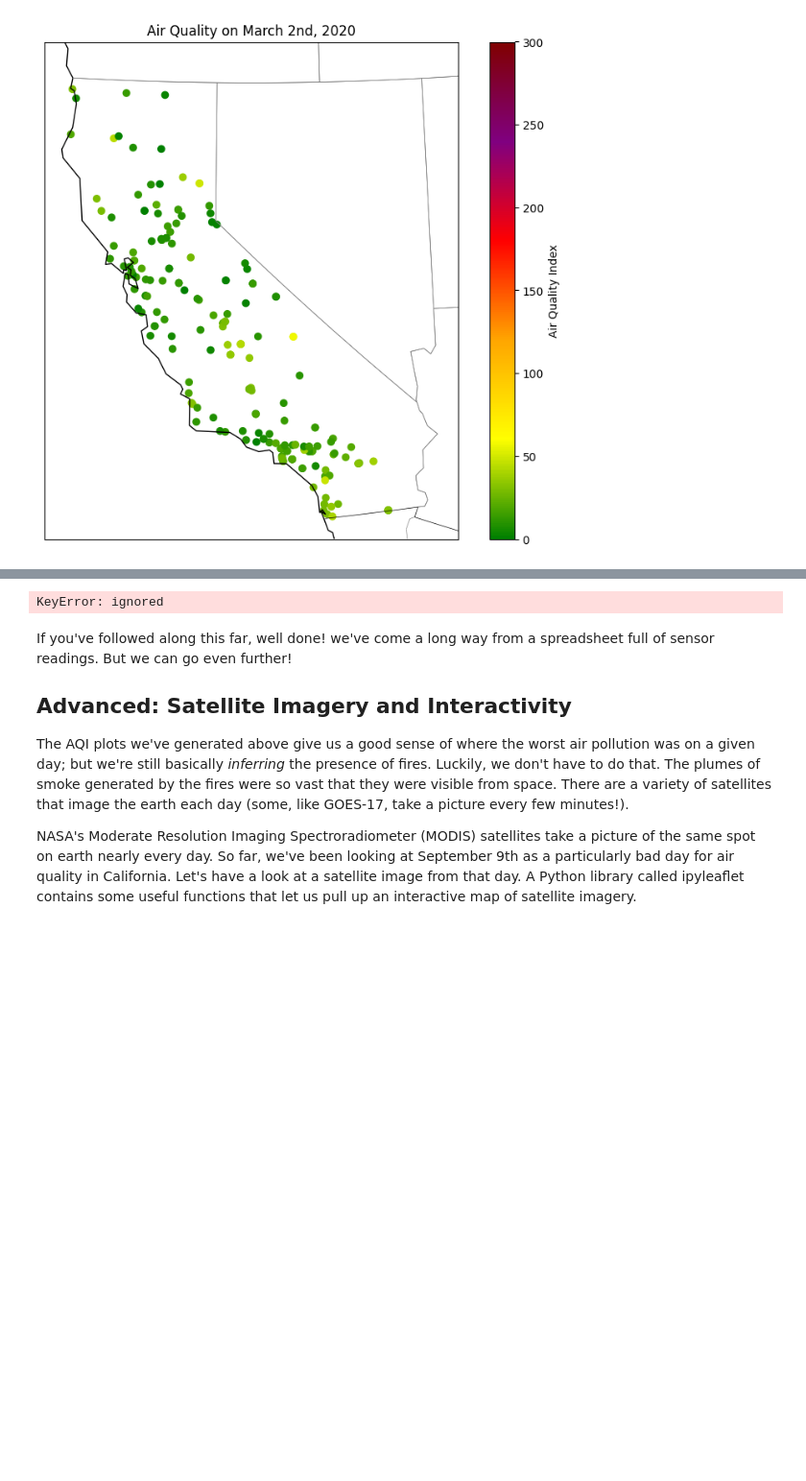
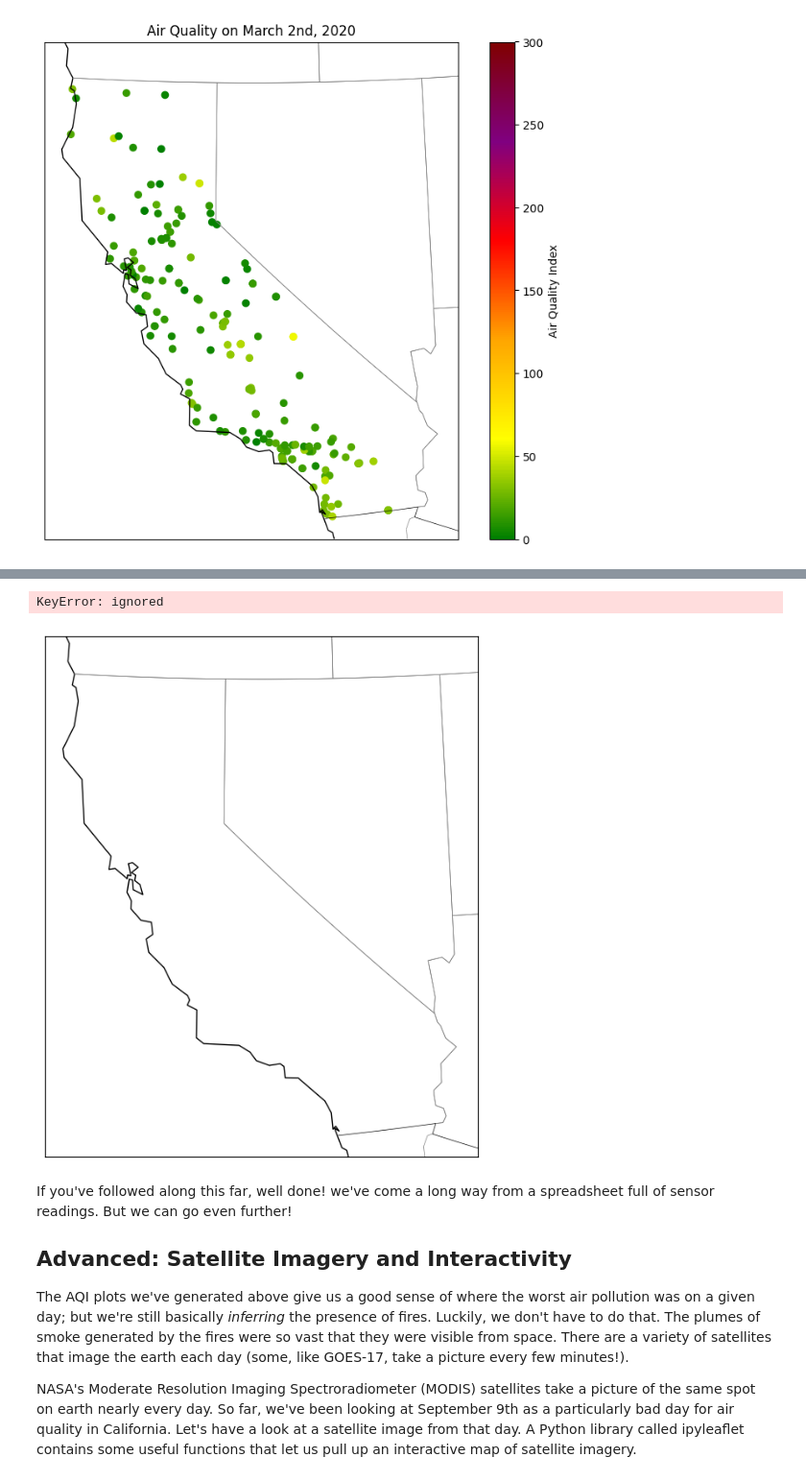
Before and after one commit to jaoshang/QM2, a Jupyter notebook: notebooks/W03. Spatial Data.ipynb, the cells around one changed output, grey strips where cells are left out. Shown at 96% size. Drawn from its saved outputs; the diff is of its cells as text; code cells hidden in the pictures; blank space fills up the shorter version.

```diff
--- a/notebooks/W03. Spatial Data.ipynb
+++ b/notebooks/W03. Spatial Data.ipynb
@@ -468,3 +462,5 @@ plt.title('Air Quality on March 2nd, 2020')
 plt.colorbar(label='Air Quality Index');
 # %% [output]
 [figure]
+# %%
+maxAQI=df['Site Name'].groupby(['AQI']).max()
@@ -471,30 +485,27 @@ plt.colorbar(label='Air Quality Index');
 # %%
-year='2020'
-
-whole_year=df[df.groupby(['COUNTY',])['AQI'].max()]
-
 map = Basemap(projection='lcc', resolution='l',
             lat_0=37.5, lon_0=-119,
             width=1E6, height=1.2E6)
 
 map.drawcoastlines(color='black')
 map.drawcountries(color='black')
 map.drawstates(color='gray')
 
 map.scatter(
-      whole_year['longitude'],
-      whole_year['latitude'],
+      maxAQI['longitude'],
+      maxAQI['latitude'],
       latlon=True,
-      c=whole_year['AQI'], # We're adding that
+      c=maxAQI['AQI'],
       cmap=aqi_colors,
       vmin=0,
       vmax=300)
 
 
-plt.title('Worst Air Quality recorded in 2020')
+plt.title('Max AQI for 2020')
 plt.colorbar(label='Air Quality Index');
 # %% [output]
 KeyError: ignored
+[figure, added]
 # %% [markdown]
 If you've followed along this far, well done! we've come a long way from a spreadsheet full of sensor readings. But we can go even further!
 
```
Also changed, not shown: parts of 11 cells of this notebook.
